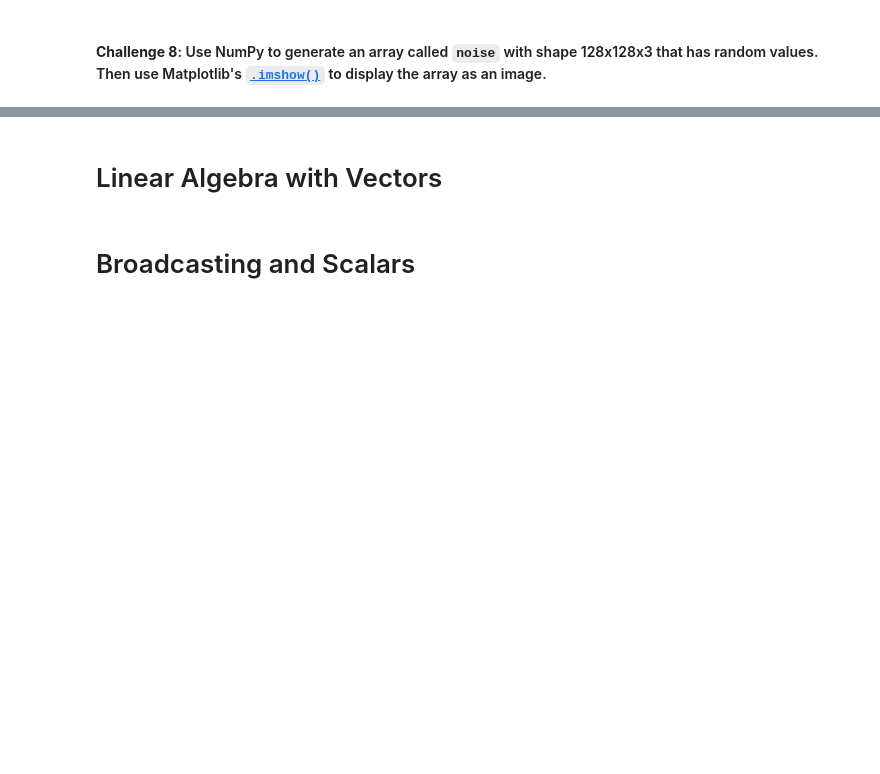
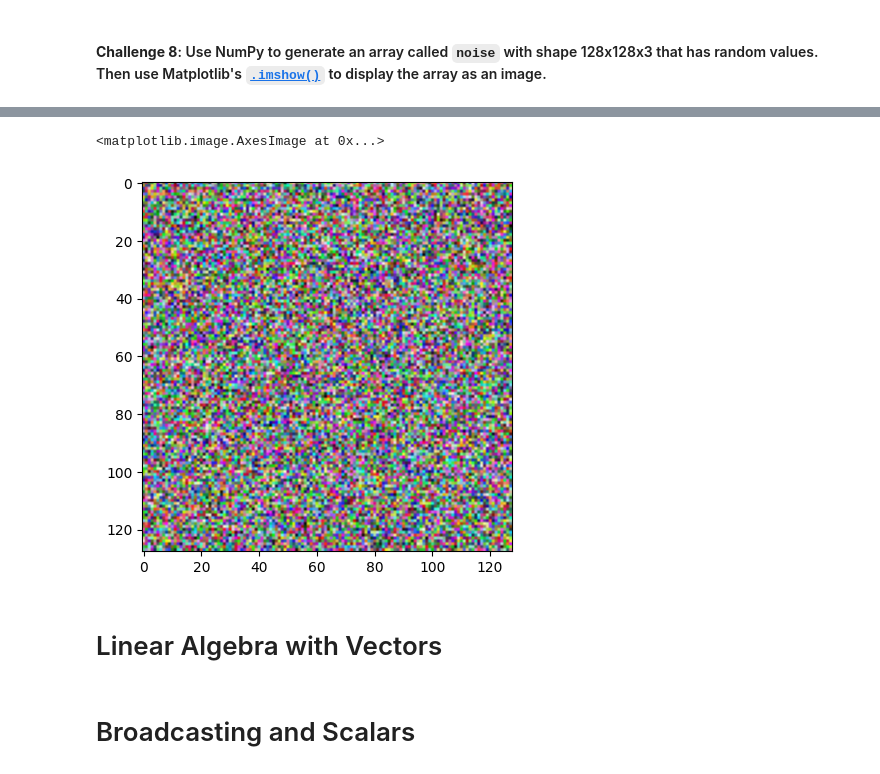
Before and after one commit to PuddiPuddi96/Python, a Jupyter notebook: 100-days-of-code/day-77/notebooks/Computation_with_NumPy_and_N_Dimensional_Arrays.ipynb, the cells around one changed output, grey strips where cells are left out. Saved outputs shown, nothing was run; the diff lists cells and outputs as text; code cells hidden in the pictures; blank space fills up the shorter version.

```diff
--- a/100-days-of-code/day-77/notebooks/Computation_with_NumPy_and_N_Dimensional_Arrays.ipynb
+++ b/100-days-of-code/day-77/notebooks/Computation_with_NumPy_and_N_Dimensional_Arrays.ipynb
@@ -143,3 +201,11 @@ Hint: Use the [`.random()` function](https://numpy.org/doc/stable/reference/rand
+# %%
+plt.imshow(noise)
+
+# We've just generated a 128x128 pixel image of random noise
+# because each dimension in our NumPy array can be interpreted to hold the colour information for a pixel.
+# %% [output]
+<matplotlib.image.AxesImage at 0x...>
+[figure, added]
 # %% [markdown]
 # Linear Algebra with Vectors
 # %%
```
Also changed, not shown: parts of 9 cells of this notebook.
